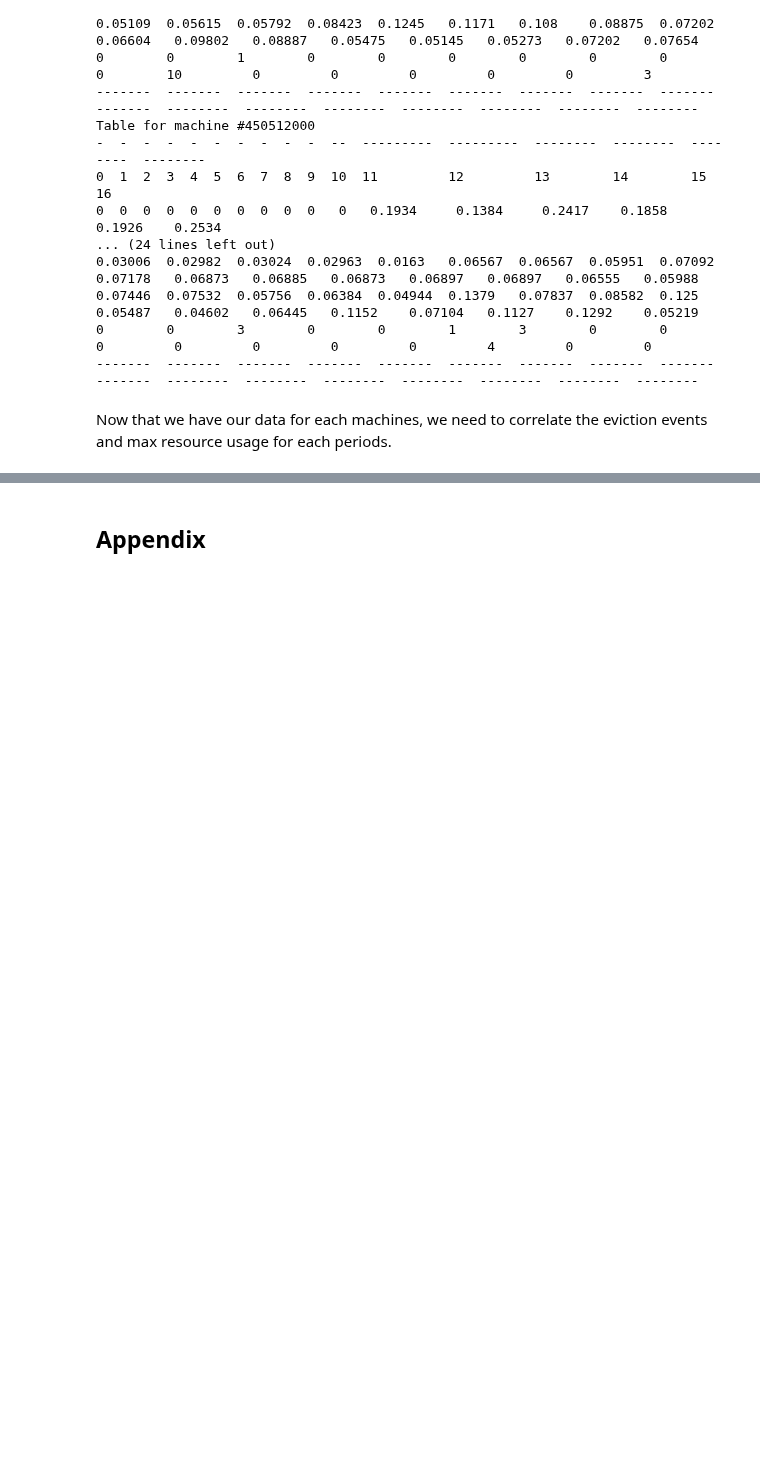
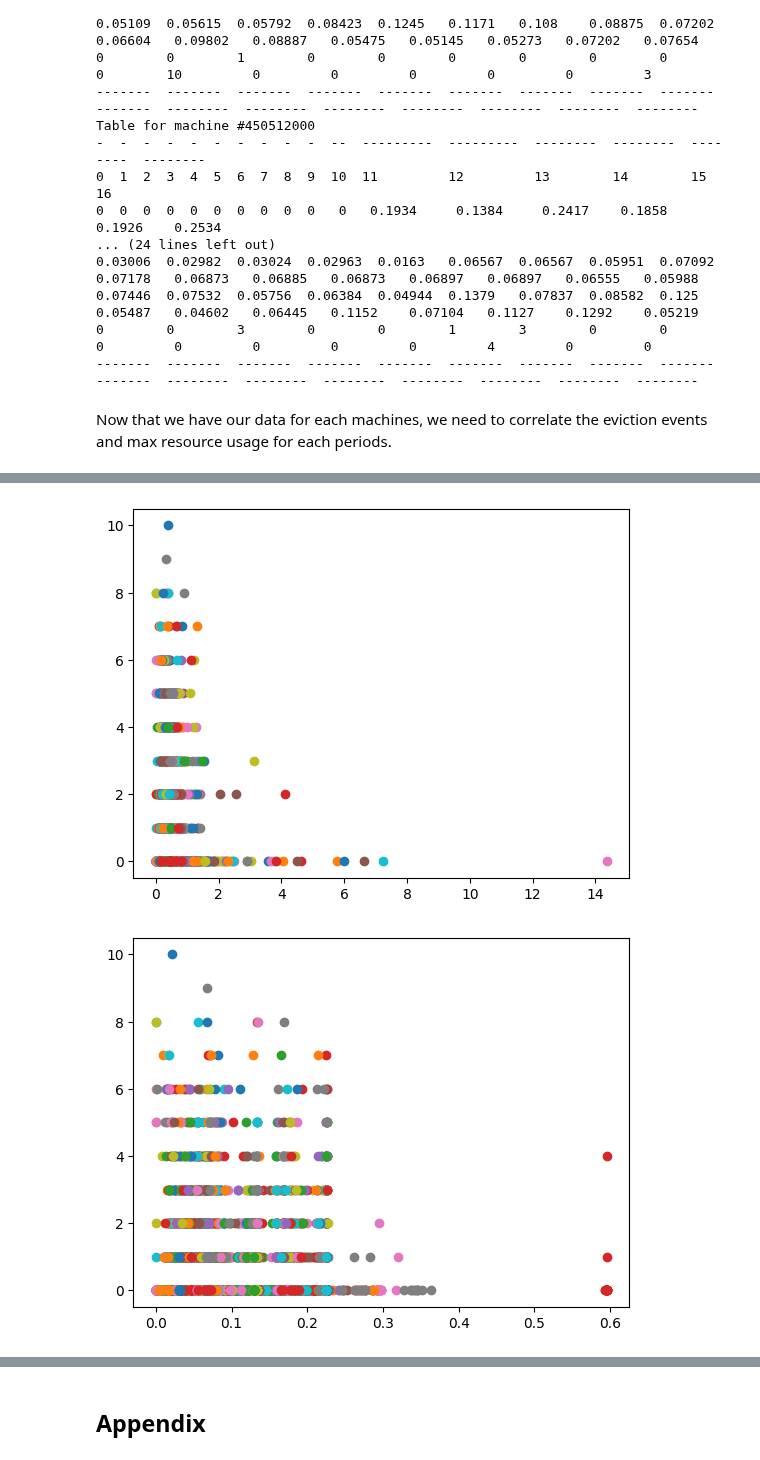
Before and after one commit to EltRnl/SparkProject, a Jupyter notebook: src/rough_exploration.ipynb, the cells around one changed output, grey strips where cells are left out. Saved outputs shown, nothing was run; the diff lists cells and outputs as text; code cells hidden in the pictures; blank space fills up the shorter version.

Commit message:
Correlation part done for question 7

```diff
--- a/src/rough_exploration.ipynb
+++ b/src/rough_exploration.ipynb
@@ -839,0 +862,17 @@ Now that we have our data for each machines, we need to correlate the eviction e
+# %%
+elements = correlation.collect()
+
+for e in elements:
+    plt.scatter(e[1][1],e[1][4])
+plt.show()
+
+for e in elements:
+    plt.scatter(e[1][2],e[1][4])
+plt.show()
+
+for e in elements:
+    plt.scatter(e[1][3],e[1][4])
+plt.show()
+# %% [output]
+[figure, added]
+[figure, added]
```
Also changed, not shown: parts of 15 cells of this notebook.
